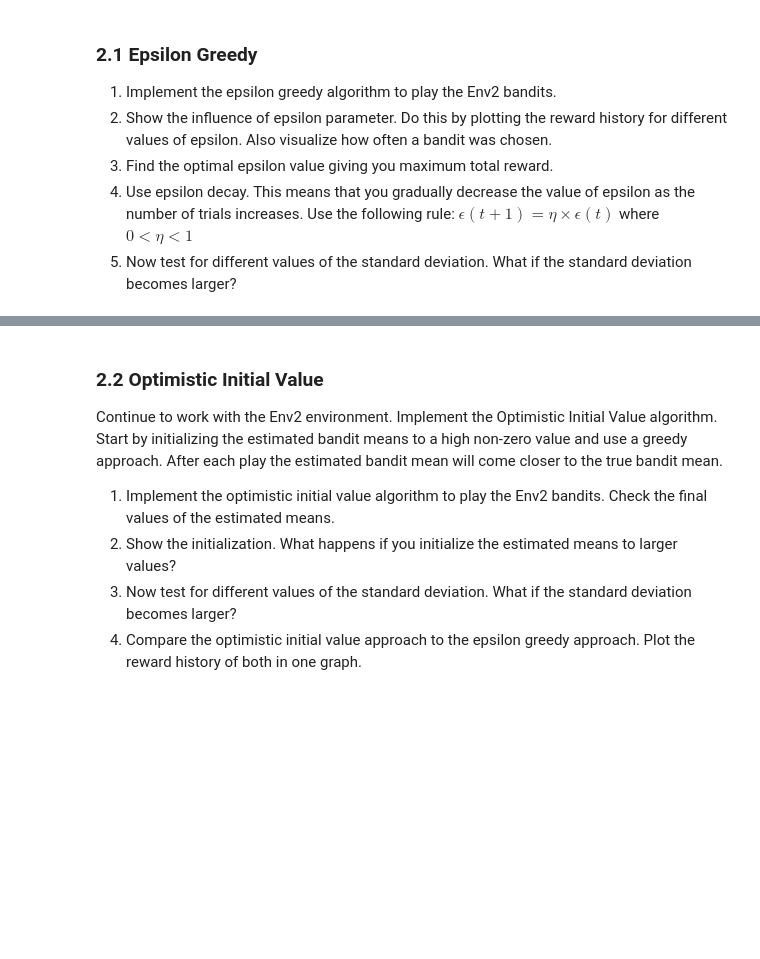
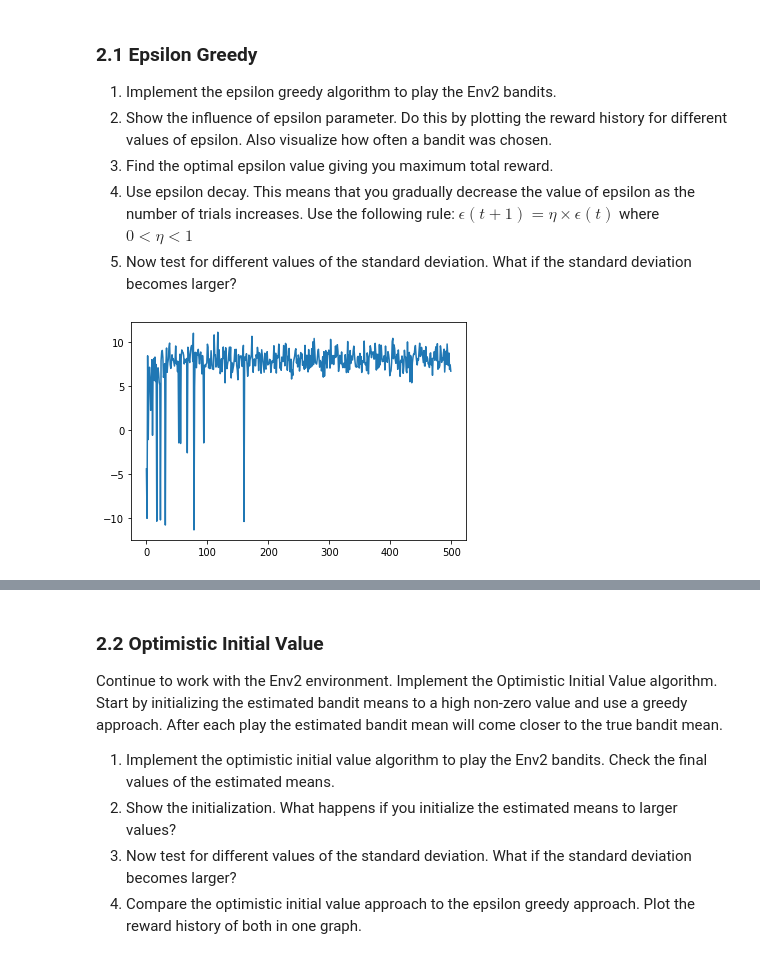
Before and after one commit to Tuur123/AdvancedAIHowest, a Jupyter notebook: Assignment2/Session_02_Multi_Armed_Bandits_Assignment.ipynb, the cells around one changed output, grey strips where cells are left out. Drawn from its saved outputs; the diff is of its cells as text; code cells hidden in the pictures; blank space fills up the shorter version.

Commit message:
bandits

```diff
--- a/Assignment2/Session_02_Multi_Armed_Bandits_Assignment.ipynb
+++ b/Assignment2/Session_02_Multi_Armed_Bandits_Assignment.ipynb
@@ -107,0 +106,52 @@ print(Env2.means)
+# %%
+# 1. Implement the epsilon greedy algorithm to play the Env2 bandits.
+
+import numpy as np
+import random
+import matplotlib.pyplot as plt
+
+class MultiArmedBandit:
+    def __init__(self, epsilon, nr_actions, alpha):
+        self.epsilon = epsilon
+        self.nr_actions = nr_actions
+        self.alpha = alpha
+        self.q_table = np.zeros((1, nr_actions))
+        self.possibleActions = list(range(self.nr_actions))
+
+    def EpsilonGreedy(self, epsilon):
+        self.epsilon = epsilon
+        self.r = random.random()
+        if self.r <= self.epsilon:
+            self.action = random.sample(self.possibleActions,1)[0]
+            #print('exploration')
+        else:
+            #print('exploitation')
+            self.action = np.argmax(self.q_table[0,:])
+        return self.action
+
+    def Update_q_table(self,reward):
+        self.reward = reward
+        self.q_table[0,self.action] = self.q_table[0,self.action] + self.alpha * (self.reward - self.q_table[0,self.action] )
+
+stochastic_mode = False
+total_reward = 0
+reward_history = []
+alpha = 0.5
+epsilon = 0.5
+decay = 0.98
+env = BanditEnv_2()
+bandit = MultiArmedBandit(epsilon,5,alpha)
+
+
+for episode in range(500):
+    action = bandit.EpsilonGreedy(epsilon)
+    reward = env.step(action)
+    total_reward = total_reward + reward
+    reward_history.append(reward)
+    bandit.Update_q_table(reward)
+    epsilon = decay * epsilon
+
+plt.plot(reward_history)
+plt.show()
+# %% [output]
+[figure, added]
```
Also changed, not shown: parts of 2 cells of this notebook.
